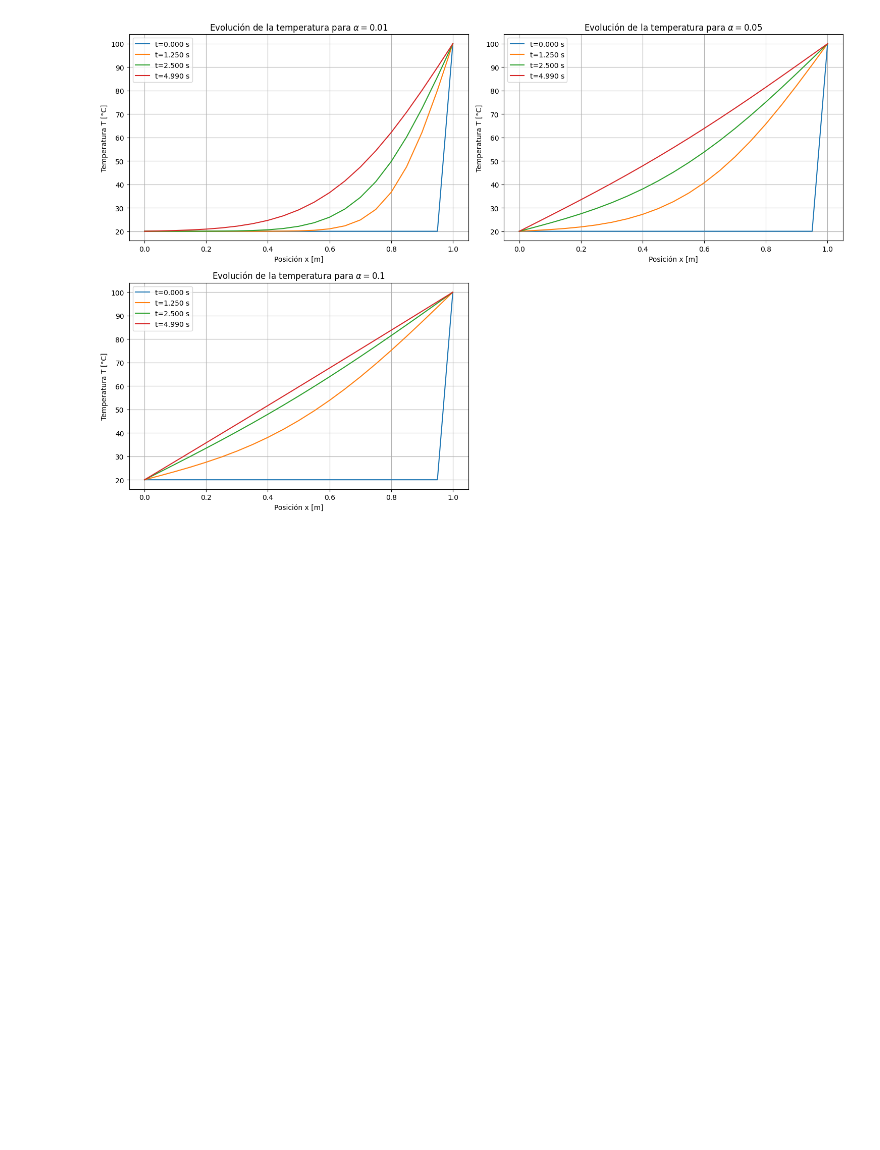
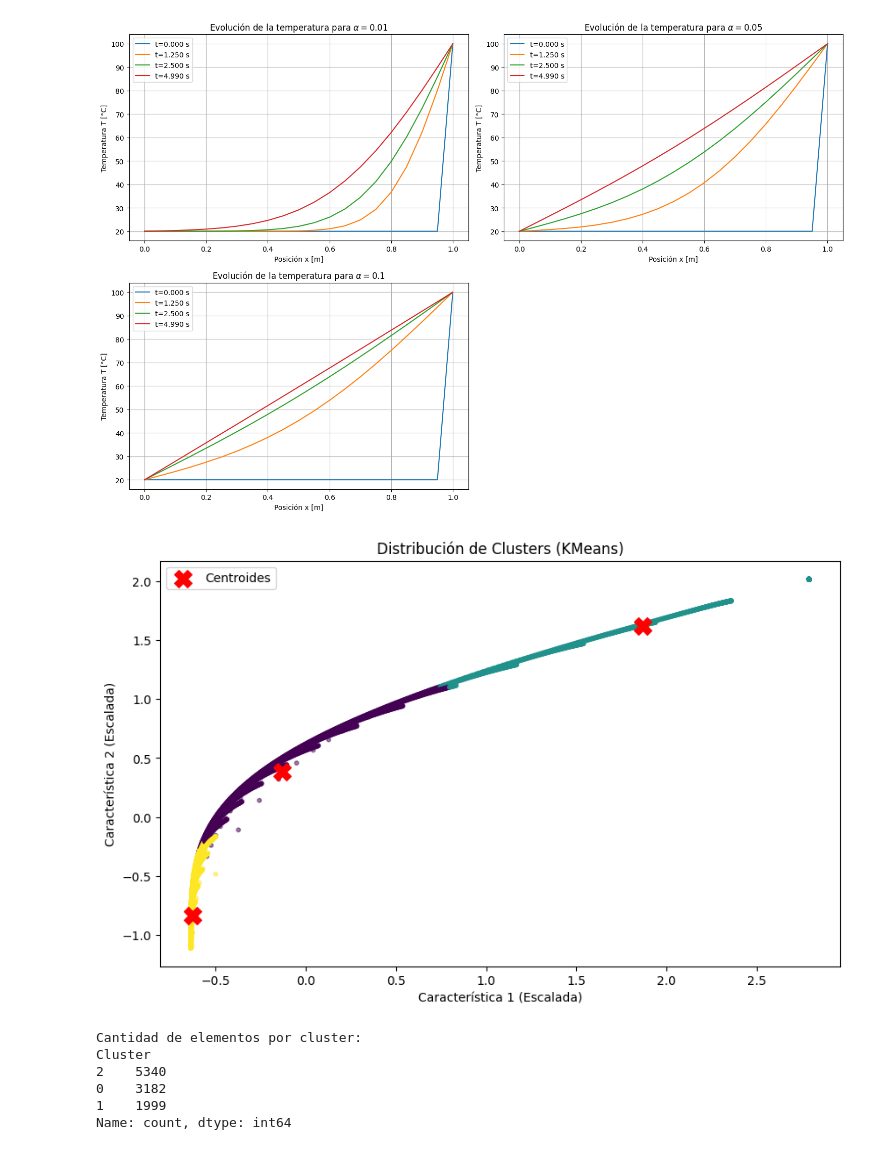
Before and after one commit to anacasicande/Modelamiento, a Jupyter notebook: Parcial3_AnayJaco.ipynb, the cells around one changed output. Saved outputs shown, nothing was run; the diff lists cells and outputs as text; code cells hidden in the pictures; blank space fills up the shorter version.

```diff
--- a/Parcial3_AnayJaco.ipynb
+++ b/Parcial3_AnayJaco.ipynb
@@ -113,33 +113,40 @@ from sklearn.cluster import KMeans
 from sklearn.preprocessing import StandardScaler
 import matplotlib.pyplot as plt
 
-# Cargar el dataset desde el archivo proporcionado
-file_path = '/content/Productos_Qu_micos_Dataset.csv'
-dataset = pd.read_csv(file_path)
+data_matrix = np.vstack([res.flatten() for res in resultados.values()]).T
+dataset = pd.DataFrame(data_matrix, columns=[f'alpha={alpha}' for alpha in alphas])
 
 # Preparación de los datos (normalización)
 scaler = StandardScaler()
 data_scaled = scaler.fit_transform(dataset)
 
 # Aplicación de KMeans
 n_clusters = 3  # Número de clusters (puedes ajustar este valor)
 kmeans = KMeans(n_clusters=n_clusters, random_state=42)
 dataset['Cluster'] = kmeans.fit_predict(data_scaled)
 
 # Visualización de los centroides
 centroids = kmeans.cluster_centers_
 
 # Gráfico de distribución de clusters (usando las dos primeras características)
 plt.figure(figsize=(10, 6))
 plt.scatter(data_scaled[:, 0], data_scaled[:, 1], c=dataset['Cluster'], cmap='viridis', s=10, alpha=0.5)
 plt.scatter(centroids[:, 0], centroids[:, 1], c='red', s=200, marker='X', label='Centroides')
 plt.title('Distribución de Clusters (KMeans)')
 plt.xlabel('Característica 1 (Escalada)')
 plt.ylabel('Característica 2 (Escalada)')
 plt.legend()
 plt.show()
 
 # Visualización de cantidad de elementos por cluster
 cluster_counts = dataset['Cluster'].value_counts()
 print("Cantidad de elementos por cluster:")
 print(cluster_counts)
+# %% [output]
+[figure, added]
+Cantidad de elementos por cluster:
+Cluster
+2    5340
+0    3182
+1    1999
+Name: count, dtype: int64
```
